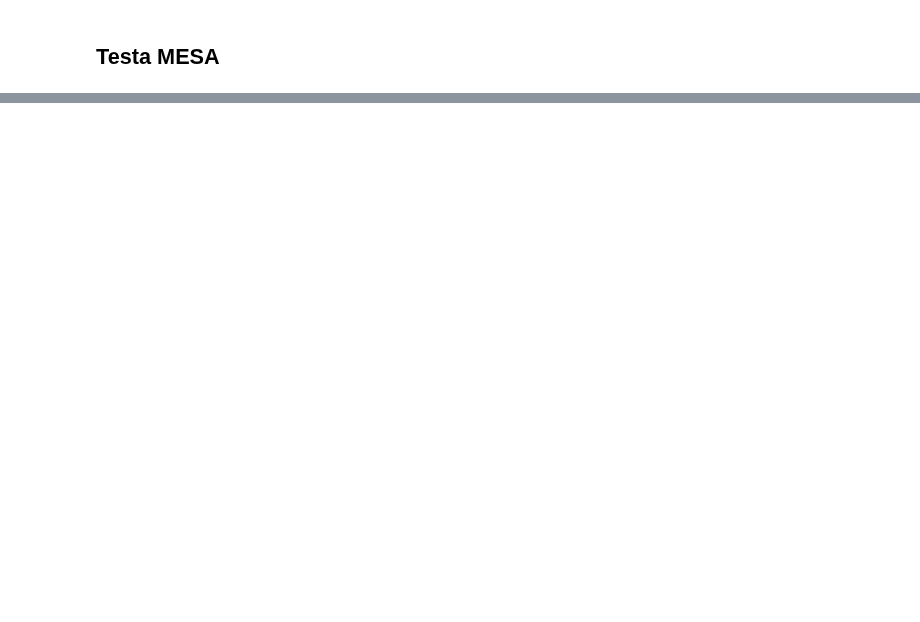
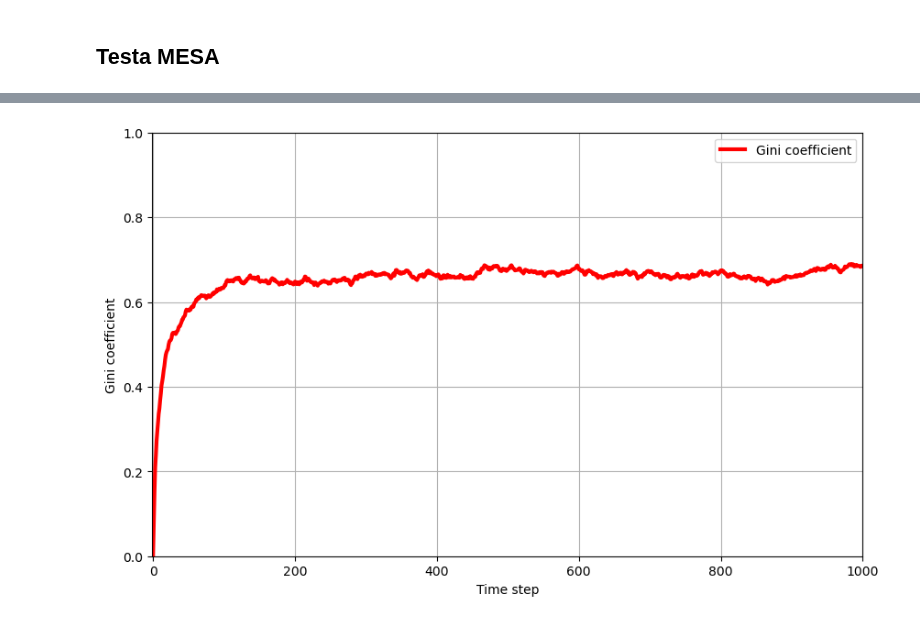
Before and after one commit to tovebrunell/ABM, a Jupyter notebook: Tove testar.ipynb, the cells around one changed output, grey strips where cells are left out. Drawn from its saved outputs; the diff is of its cells as text; code cells hidden in the pictures; blank space fills up the shorter version.

```diff
--- a/Tove testar.ipynb
+++ b/Tove testar.ipynb
@@ -32,0 +10,13 @@ ModuleNotFoundError: No module named 'mesa.time'
+# %%
+def compute_gini(model):
+    N = model.num_agents
+
+    # collect wealth of agents into a list and sort it in increasing order
+    agent_wealths = [agent.wealth for agent in model.agents]
+    x = sorted(agent_wealths)
+
+    # calculate the Gini coefficient
+    B = sum(xi * (N - i) for i, xi in enumerate(x)) / sum(x)
+    G = (N + 1 - 2 * B) / N
+
+    return G
@@ -32,0 +82,7 @@ ModuleNotFoundError: No module named 'mesa.time'
+# %%
+model = MoneyModel(1000, 100, 100)
+for _ in range(1000):
+    model.step()
+# %%
+model_df = model.datacollector.get_model_vars_dataframe()
+agent_df = model.datacollector.get_agent_vars_dataframe()
@@ -32,0 +108,13 @@ ModuleNotFoundError: No module named 'mesa.time'
+# %%
+import matplotlib.pyplot as plt
+
+model_df.plot(color="r", lw=3, figsize=(10, 6))
+
+plt.ylabel("Gini coefficient")
+plt.xlabel("Time step")
+plt.grid("on")
+plt.setp(plt.gca(), xlim=(-1, 1000), ylim=(0, 1))
+
+plt.show()
+# %% [output]
+[figure, added]
```
Also changed, not shown: parts of 9 cells of this notebook, 1 other file.
